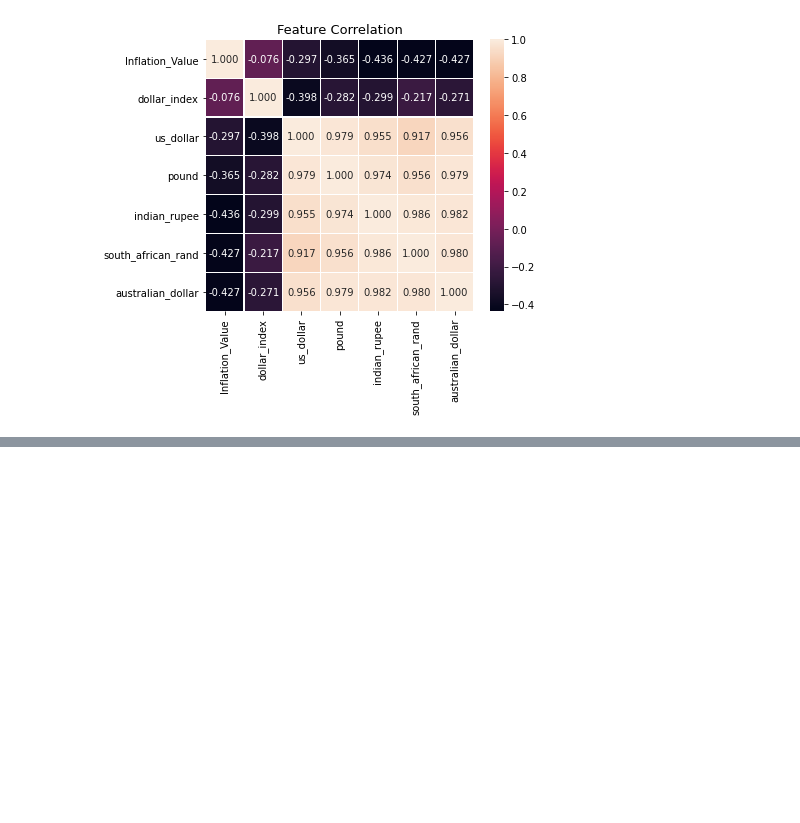
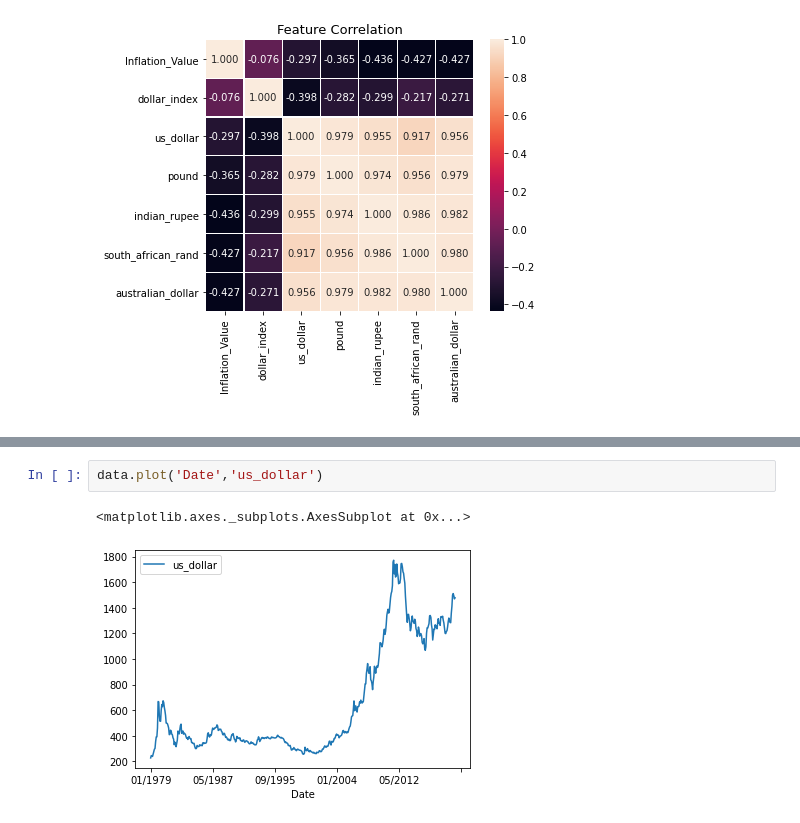
Before and after one commit to cjvilla/Gold-Projections, a Jupyter notebook: Code/random_forest_regressor.ipynb, the cells around one changed output, grey strips where cells are left out. Cells and saved outputs as stored; diff of their text form; blank space fills up the shorter version.

```diff
--- a/Code/random_forest_regressor.ipynb
+++ b/Code/random_forest_regressor.ipynb
@@ -120,0 +121,5 @@ plt.show()
+# %%
+data.plot('Date','us_dollar')
+# %% [output]
+<matplotlib.axes._subplots.AxesSubplot at 0x...>
+[figure, added]
```
Also changed, not shown: parts of 23 cells of this notebook.
